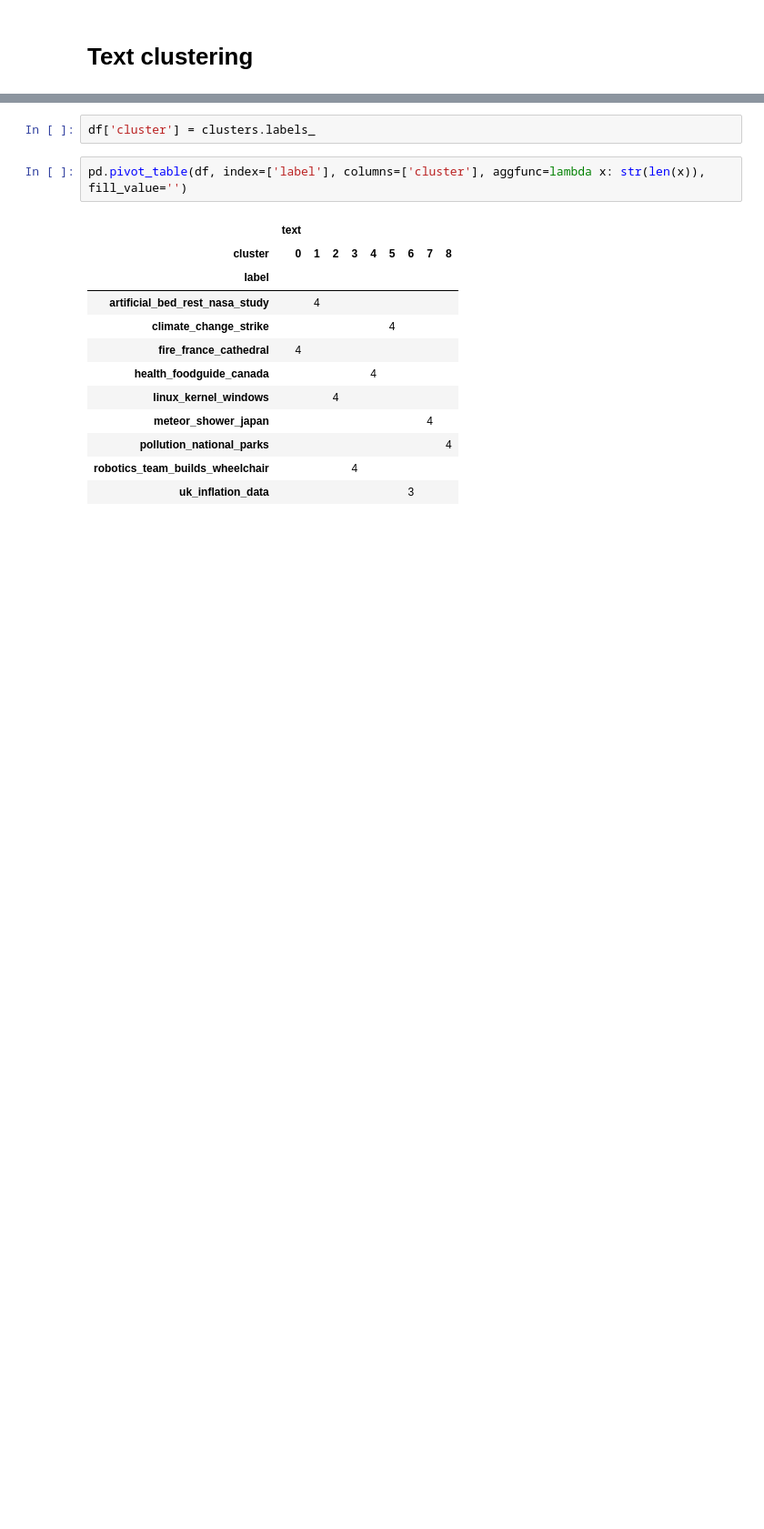
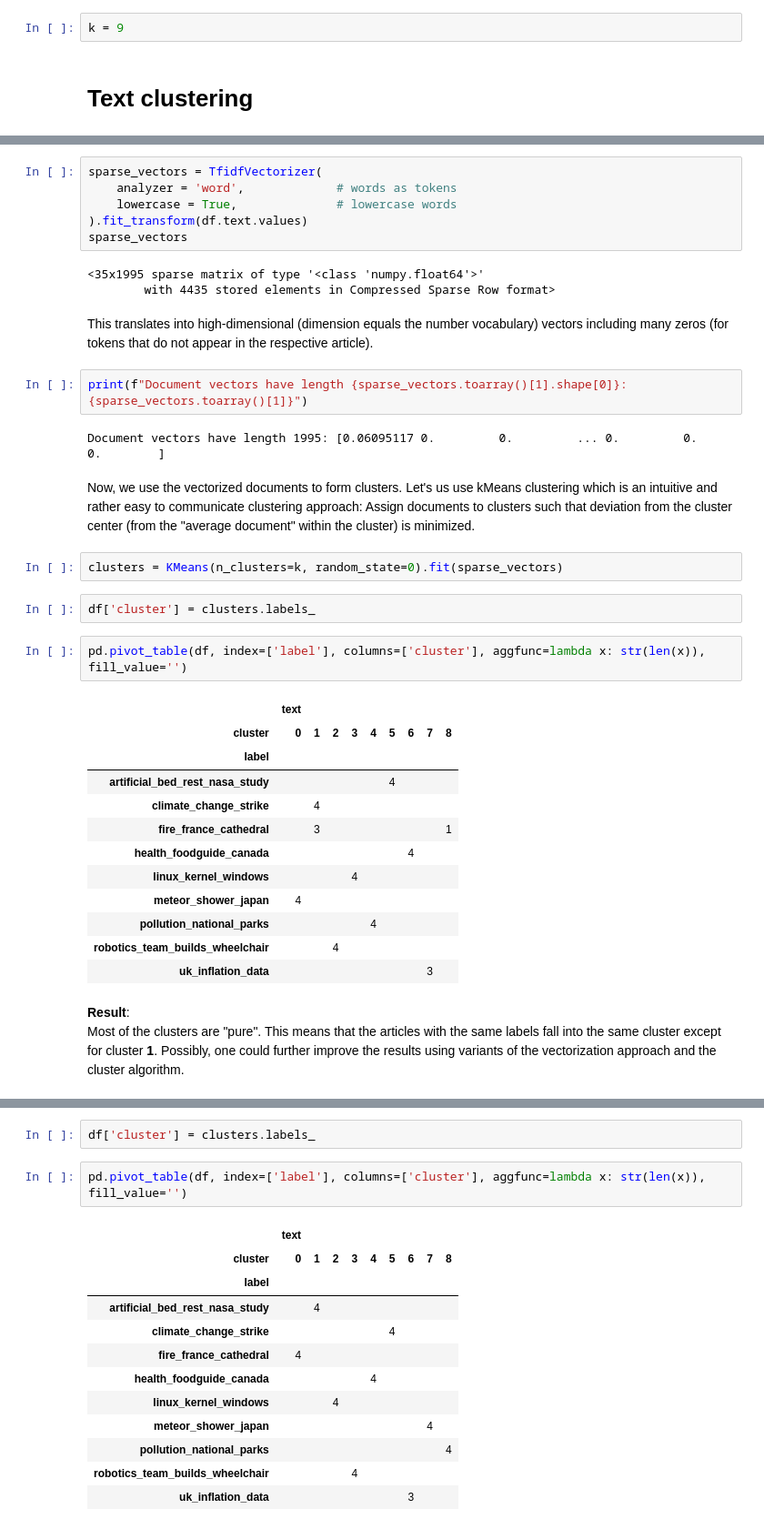
Before and after one commit to julienOlivier3/TextClustering, a Jupyter notebook: text_clustering.ipynb, the cells around one changed output, grey strips where cells are left out. Shown at 91% size. Drawn from its saved outputs; the diff is of its cells as text; blank space fills up the shorter version.

```diff
--- a/text_clustering.ipynb
+++ b/text_clustering.ipynb
@@ -84,2 +78,4 @@ df.shape
+# %%
+k = 9
 # %% [markdown]
 # Text clustering
@@ -93,0 +103,39 @@ I can think of two approaches to conduct the clustering depending on wehther the
+# %%
+sparse_vectors = TfidfVectorizer(
+    analyzer = 'word',             # words as tokens
+    lowercase = True,              # lowercase words
+).fit_transform(df.text.values)
+sparse_vectors
+# %% [output]
+<35x1995 sparse matrix of type '<class 'numpy.float64'>'
+        with 4435 stored elements in Compressed Sparse Row format>
+# %% [markdown]
+This translates into high-dimensional (dimension equals the number vocabulary) vectors including many zeros (for tokens that do not appear in the respective article).
+# %%
+print(f"Document vectors have length {sparse_vectors.toarray()[1].shape[0]}: {sparse_vectors.toarray()[1]}")
+# %% [output]
+Document vectors have length 1995: [0.06095117 0.         0.         ... 0.         0.         0.        ]
+# %% [markdown]
+Now, we use the vectorized documents to form clusters. Let's us use kMeans clustering which is an intuitive and rather easy to communicate clustering approach: Assign documents to clusters such that deviation from the cluster center (from the "average document" within the cluster) is minimized.
+# %%
+clusters = KMeans(n_clusters=k, random_state=0).fit(sparse_vectors)
+# %%
+df['cluster'] = clusters.labels_
+# %%
+pd.pivot_table(df, index=['label'], columns=['cluster'], aggfunc=lambda x: str(len(x)), fill_value='')
+# %% [output]
+|  | text |  |  |  |  |  |  |  |  |
+| cluster | 0 | 1 | 2 | 3 | 4 | 5 | 6 | 7 | 8 |
+| label |  |  |  |  |  |  |  |  |  |
+| artificial_bed_rest_nasa_study |  |  |  |  |  | 4 |  |  |  |
+| climate_change_strike |  | 4 |  |  |  |  |  |  |  |
+| fire_france_cathedral |  | 3 |  |  |  |  |  |  | 1 |
+| health_foodguide_canada |  |  |  |  |  |  | 4 |  |  |
+| linux_kernel_windows |  |  |  | 4 |  |  |  |  |  |
+| meteor_shower_japan | 4 |  |  |  |  |  |  |  |  |
+| pollution_national_parks |  |  |  |  | 4 |  |  |  |  |
+| robotics_team_builds_wheelchair |  |  | 4 |  |  |  |  |  |  |
+| uk_inflation_data |  |  |  |  |  |  |  | 3 |  |
+# %% [markdown]
+**Result**:<br>
+Most of the clusters are "pure". This means that the articles with the same labels fall into the same cluster except for cluster **1**. Possibly, one could further improve the results using variants of the vectorization approach and the cluster algorithm.
```
Also changed, not shown: parts of 36 cells of this notebook, 3 other files.
